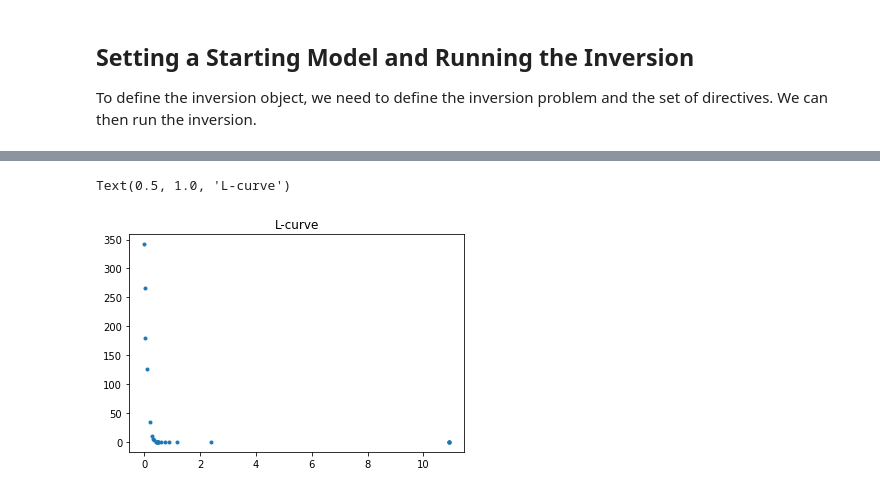
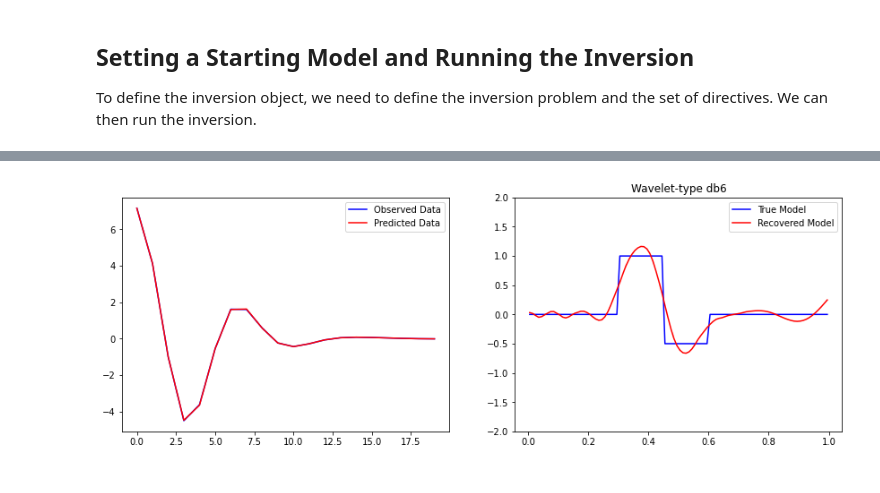
Before and after one commit to WouterDls/1D-wavelet-based-inversion, a Jupyter notebook: docs/examples/notebooks/simpeg_linearF_wavelets_1D.ipynb, the cells around one changed output, grey strips where cells are left out. Cells and saved outputs as stored; diff of their text form; code cells hidden in the pictures.

```diff
--- a/docs/examples/notebooks/simpeg_linearF_wavelets_1D.ipynb
+++ b/docs/examples/notebooks/simpeg_linearF_wavelets_1D.ipynb
@@ -115,11 +113,11 @@ Here, we use the true model to create synthetic data which we will subsequently
 invert.
 # %%
 # Standard deviation of Gaussian noise being added
-std = 0.1
+std = 0.01
 np.random.seed(1)
 
 # Create a SimPEG data object
-data_obj = sim.make_synthetic_data(true_model, relative_error=std, add_noise=False)
+data_obj = sim.make_synthetic_data(true_model, relative_error=std, add_noise=True)
 # %% [markdown]
 ## Define the Inverse Problem
 
@@ -250,6 +212,17 @@ CONVERGENCE: REL_REDUCTION_OF_F_<=_FACTR*EPSMCH
-# %%
-plt.plot(phi_m, phi_d,'.')
-plt.title('L-curve')
-# %% [output]
-Text(0.5, 1.0, 'L-curve')
-[figure, removed]
+# %%
+# Observed versus predicted data
+fig, ax = plt.subplots(1, 2, figsize=(12 * 1.2, 4 * 1.2))
+ax[0].plot(data_obj.dobs, "b-")
+ax[0].plot(inv_prob.dpred, "r-")
+ax[0].legend(("Observed Data", "Predicted Data"))
+
+# True versus recovered model
+ax[1].plot(mesh.vectorCCx, true_model, "b-")
+ax[1].plot(mesh.vectorCCx, recovered_model, "r-")
+ax[1].legend(("True Model", "Recovered Model"))
+ax[1].set_ylim([-2, 2])
+ax[1].set_title("Wavelet-type " + reg.wavelets.wav)
+
+plt.show()
+# %% [output]
+[figure, added]
```
Also changed, not shown: parts of 12 cells of this notebook, 10 other files.
